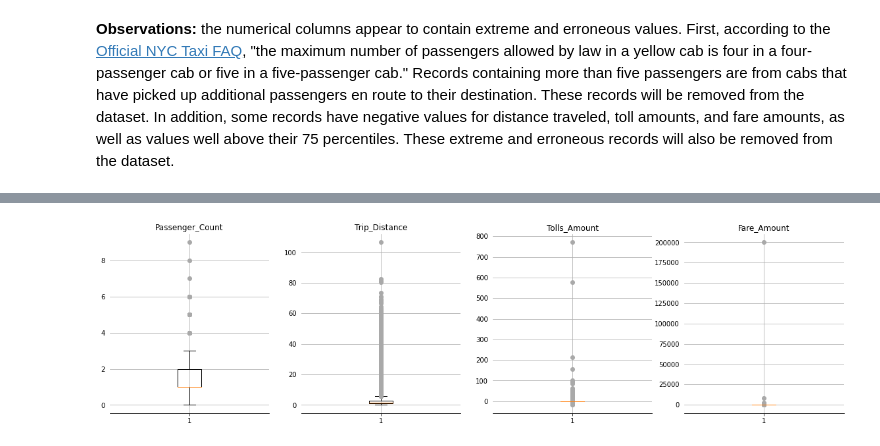
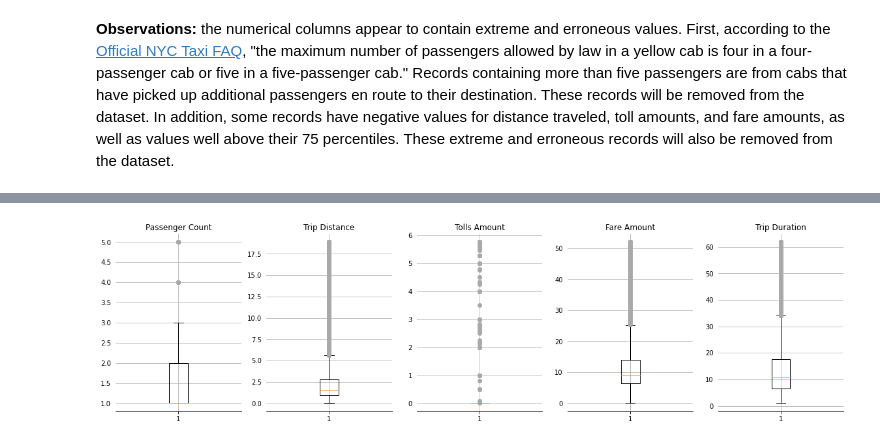
Before and after one commit to strickert/EPFL_ML, a Jupyter notebook: 01-data_preparation_II.ipynb, the cells around one changed output, grey strips where cells are left out. Drawn from its saved outputs; the diff is of its cells as text; code cells hidden in the pictures.

```diff
--- a/01-data_preparation_II.ipynb
+++ b/01-data_preparation_II.ipynb
@@ -241,0 +271,6 @@ memory usage: 55.7 MB
+# %%
+# Remove records with pickup dates below 2018.01.01 and above 2018.01.01
+records_df = records_df[(records_df['pickup_datetime'] >= '2018.01.01') & (records_df['pickup_datetime'] <= '2019.01.01')]
+
+# Get a quick description of the data frame
+records_df.info()
@@ -255,2 +307,11 @@ records_df.describe().round(2)
 # %% [markdown]
 **Observations:** the numerical columns appear to contain extreme and erroneous values. First, according to the [Official NYC Taxi FAQ](https://www1.nyc.gov/site/tlc/passengers/passenger-frequently-asked-questions.page), "the maximum number of passengers allowed by law in a yellow cab is four in a four-passenger cab or five in a five-passenger cab." Records containing more than five passengers are from cabs that have picked up additional passengers en route to their destination. These records will be removed from the dataset. In addition, some records have negative values for distance traveled, toll amounts, and fare amounts, as well as values well above their 75 percentiles. These extreme and erroneous records will also be removed from the dataset.
+# %%
+# Define the name of numerical columns
+num_cols = ['passenger_count', 'trip_distance', 'tolls_amount', 'fare_amount', 'trip_duration']
+
+# Define the name of numerical columns
+records_colnames = [s.replace('_', ' ').title() for s in num_cols]
+
+# Display boxplot of the mumerical columns
+plot_boxplot(records_df, num_cols, records_colnames, figsize=(20, 5), ncols=len(num_cols))
@@ -256,0 +379,18 @@ records_df.describe().round(2)
+# %%
+# Discards records with passenger counts above the 95 percentile and below or equal to 0
+records_df = records_df.loc[(records_df['passenger_count'] <= df_percentils['passenger_count'].iloc[1]) & (records_df['passenger_count'] > 0)]
+
+# Discards records with toll amounts above the 99 percentile and below or equal to 0
+records_df = records_df.loc[(records_df['trip_distance'] <= df_percentils['trip_distance'].iloc[2]) & (records_df['trip_distance'] > 0)]
+
+# Discards records with tolls amounts above the 99 percentile and below 0
+records_df = records_df.loc[(records_df['tolls_amount'] <= df_percentils['tolls_amount'].iloc[2]) & (records_df['trip_distance'] >= 0)]
+
+# Discards records with fare amounts above the 99 percentile and below 0
+records_df = records_df.loc[(records_df['fare_amount'] <= df_percentils['fare_amount'].iloc[2]) & (records_df['fare_amount'] > 0)]
+
+# Discards records with trip duration above the 99 percentile and below 1
+records_df = records_df.loc[(records_df['trip_duration'] <= df_percentils['trip_duration'].iloc[2]) & (records_df['trip_duration'] > 1)]
+
+# Display some descriptive statistics
+records_df.describe().round(2)
@@ -257,11 +407,5 @@ records_df.describe().round(2)
 # %%
-# Collect numerical columns
-records_cols = ['passenger_count', 'trip_distance', 'tolls_amount', 'fare_amount']
-
-# Collect the name of numerical columns
-records_colnames = map(str.title, records_cols)
-
 # Display boxplot of the data frame numerical columns
-plot_boxplot(records_df, records_cols, records_colnames, figsize=(20,5), ncols=len(records_cols))
+plot_boxplot(records_df, records_cols, records_colnames, figsize=(20, 5), ncols=len(records_cols))
 # %% [output]
-[figure, old version]
+[figure, new version]
```
Also changed, not shown: parts of 30 cells of this notebook, 4 other files.
